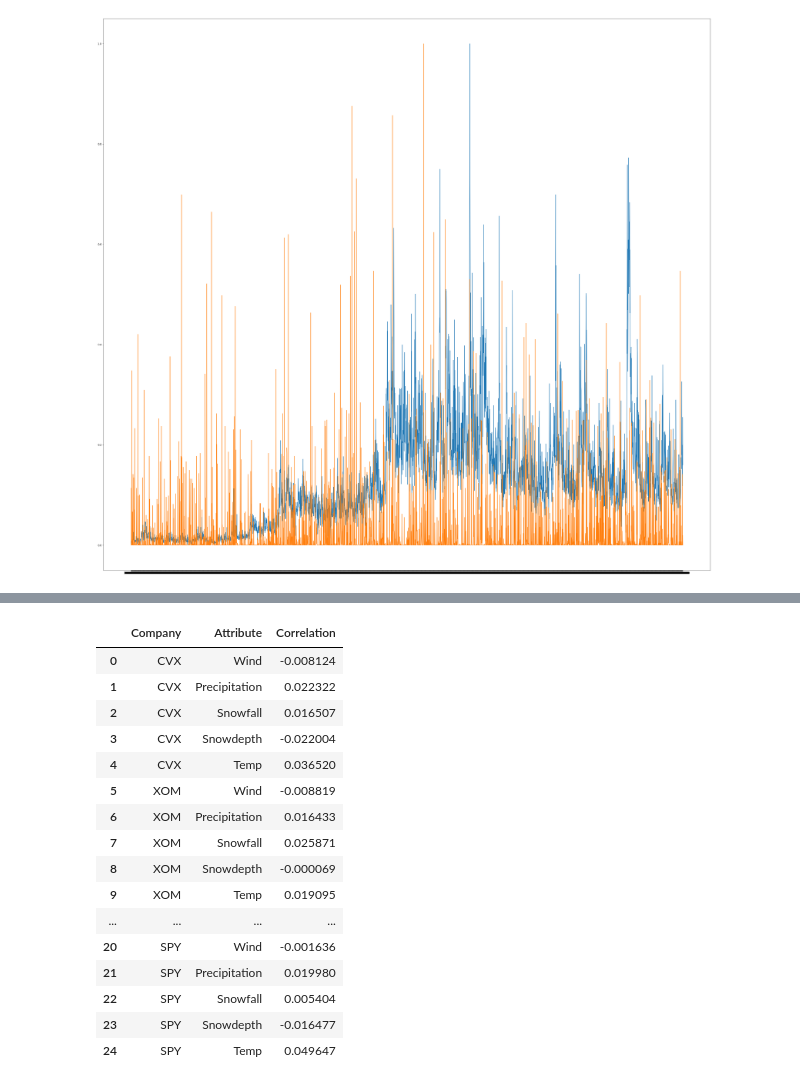
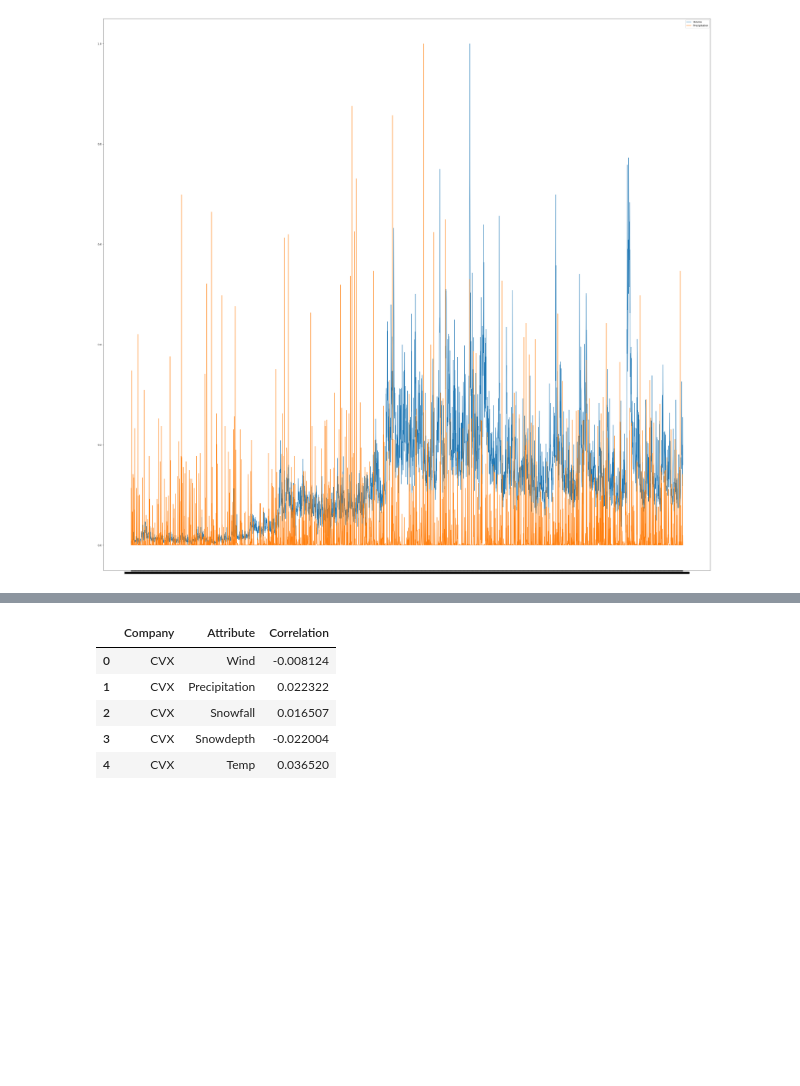
Before and after one commit to banrovegrie/Nostradamus, a Jupyter notebook: src/Nostradamus.ipynb, the cells around one changed output, grey strips where cells are left out. Saved outputs shown, nothing was run; the diff lists cells and outputs as text; code cells hidden in the pictures; blank space fills up the shorter version.

```diff
--- a/src/Nostradamus.ipynb
+++ b/src/Nostradamus.ipynb
@@ -300,7 +281,7 @@ for company in companies:
             count += 1
             corList.append([indicator, company, correlOpen, correlClose, correlVolume])
             plt.subplot(9, 14, count)
-            # plt.plot(df_cov['Year'], (df_cov['Open'] - df_cov['Open'].min())/(df_cov['Open'].max() - df_cov['Open'].min()))
+            plt.plot(df_cov['Year'], (df_cov['Open'] - df_cov['Open'].min())/(df_cov['Open'].max() - df_cov['Open'].min()))
             plt.plot(df_cov['Year'], (df_cov['Close'] - df_cov['Close'].min())/(df_cov['Close'].max() - df_cov['Close'].min()))
             plt.plot(df_cov['Year'], (df_cov['Volume'] - df_cov['Volume'].min())/(df_cov['Volume'].max() - df_cov['Volume'].min()))
             plt.plot(df_cov['Year'], (df_cov['Value'] - df_cov['Value'].min())/(df_cov['Value'].max() - df_cov['Value'].min()))
@@ -485,4 +507,4 @@ See the caveats in the documentation: https://pandas.pydata.org/pandas-docs/stab
 # %% [markdown]
 # Stock market and monthly weather correlation
 # %%
-weather_data = pd.read_csv('https://media.githubusercontent.com/media/banrovegrie/Nostradamus/7f64492b618caf85bccabb287a84604875c10de6/data/weather/weather.csv?token=ANSXAPKPSKU6OEBLUS3SKI3BNQX42')
+weather_data = pd.read_csv('https://media.githubusercontent.com/media/banrovegrie/Nostradamus/main/data/weather/weather.csv?token=ANSXAPJHIJFS4MN7YQSFD5LBNRBIS')
@@ -597,22 +604,11 @@ rows = pd.DataFrame(rows, columns=["Company", "Attribute", "Correlation"])
 [*********************100%***********************]  1 of 1 completed
 [*********************100%***********************]  1 of 1 completed
 # %%
-rows
+rows.head()
 # %% [output]
 |  | Company | Attribute | Correlation |
 | 0 | CVX | Wind | -0.008124 |
 | 1 | CVX | Precipitation | 0.022322 |
 | 2 | CVX | Snowfall | 0.016507 |
 | 3 | CVX | Snowdepth | -0.022004 |
 | 4 | CVX | Temp | 0.036520 |
-| 5 | XOM | Wind | -0.008819 |
-| 6 | XOM | Precipitation | 0.016433 |
-| 7 | XOM | Snowfall | 0.025871 |
-| 8 | XOM | Snowdepth | -0.000069 |
-| 9 | XOM | Temp | 0.019095 |
-| ... | ... | ... | ... |
-| 20 | SPY | Wind | -0.001636 |
-| 21 | SPY | Precipitation | 0.019980 |
-| 22 | SPY | Snowfall | 0.005404 |
-| 23 | SPY | Snowdepth | -0.016477 |
-| 24 | SPY | Temp | 0.049647 |
```
Also changed, not shown: parts of 12 cells of this notebook.
